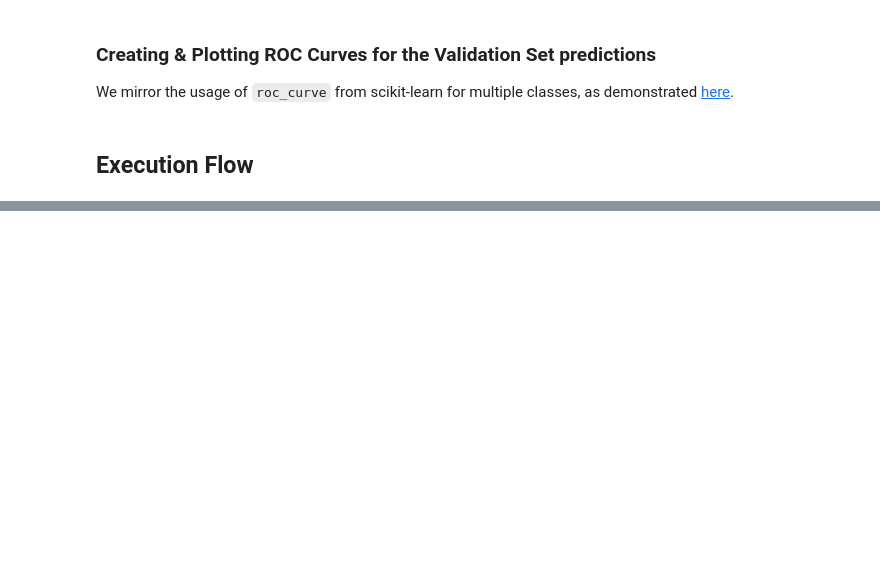
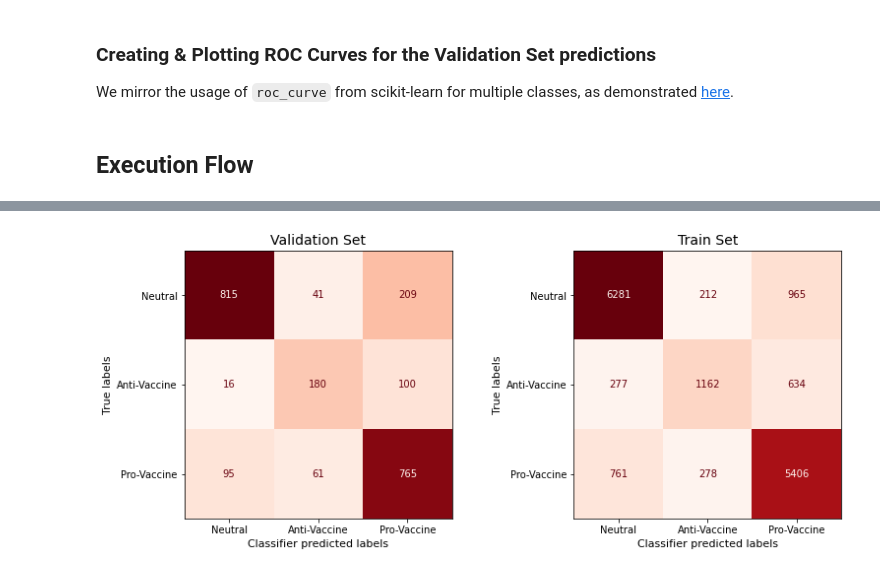
Before and after one commit to pspanoudakis/Machine-Learning-NLP, a Jupyter notebook: project4/TweetClassifierBERT.ipynb, the cells around one changed output, grey strips where cells are left out. Drawn from its saved outputs; the diff is of its cells as text; code cells hidden in the pictures; blank space fills up the shorter version.

```diff
--- a/project4/TweetClassifierBERT.ipynb
+++ b/project4/TweetClassifierBERT.ipynb
@@ -434,5 +405,7 @@ Epoch  1 Train Acc = 78.75125 Valid Acc = 77.49463
 # %%
-#_, ax = plt.subplots(1, 2, figsize=(13,5))
-#plotConfusionMatrix(validItrlabels, validPredictions, 'Validation Set', CLASS_NAMES, ax[0])
-#plotConfusionMatrix(trainLabels, epochTrainPredictions, 'Train Set', CLASS_NAMES, ax[1])
-#plt.show()
+_, ax = plt.subplots(1, 2, figsize=(13,5))
+plotConfusionMatrix(validItrlabels, validPredictions, 'Validation Set', CLASS_NAMES, ax[0])
+plotConfusionMatrix(trainLabels, epochTrainPredictions, 'Train Set', CLASS_NAMES, ax[1])
+plt.show()
+# %% [output]
+[figure, added]
```
Also changed, not shown: parts of 15 cells of this notebook.
